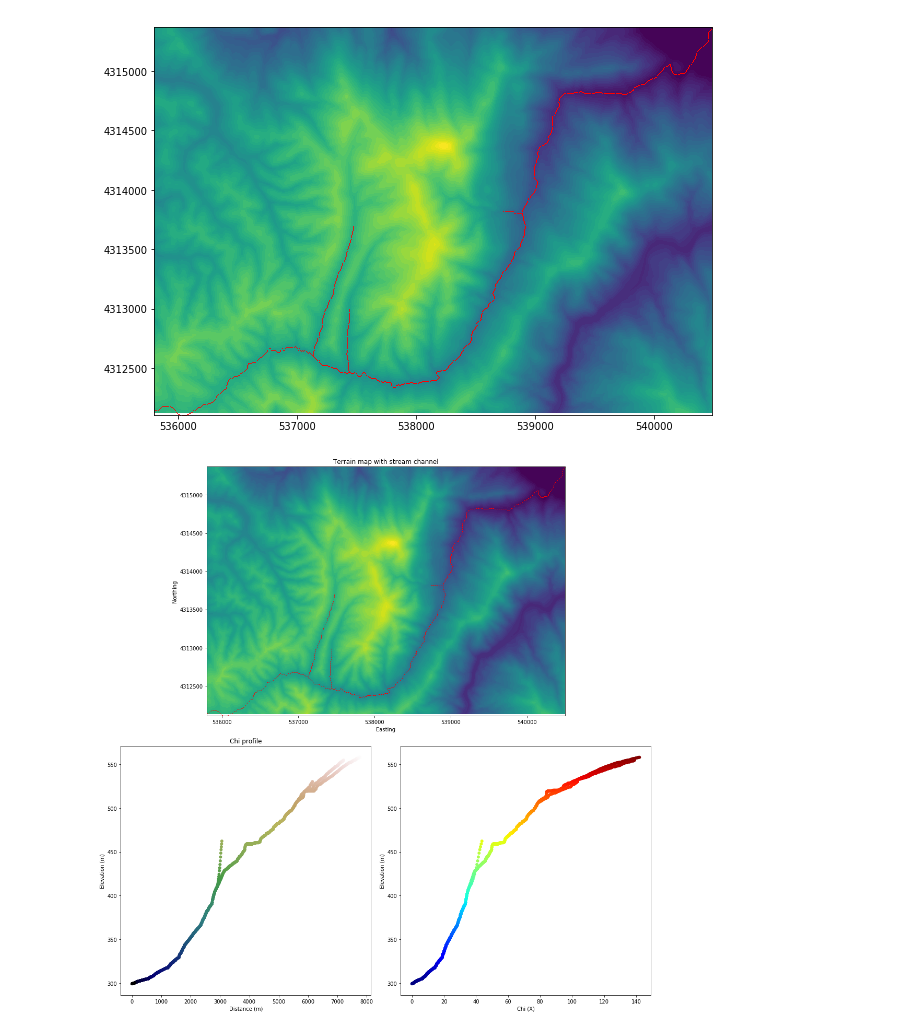
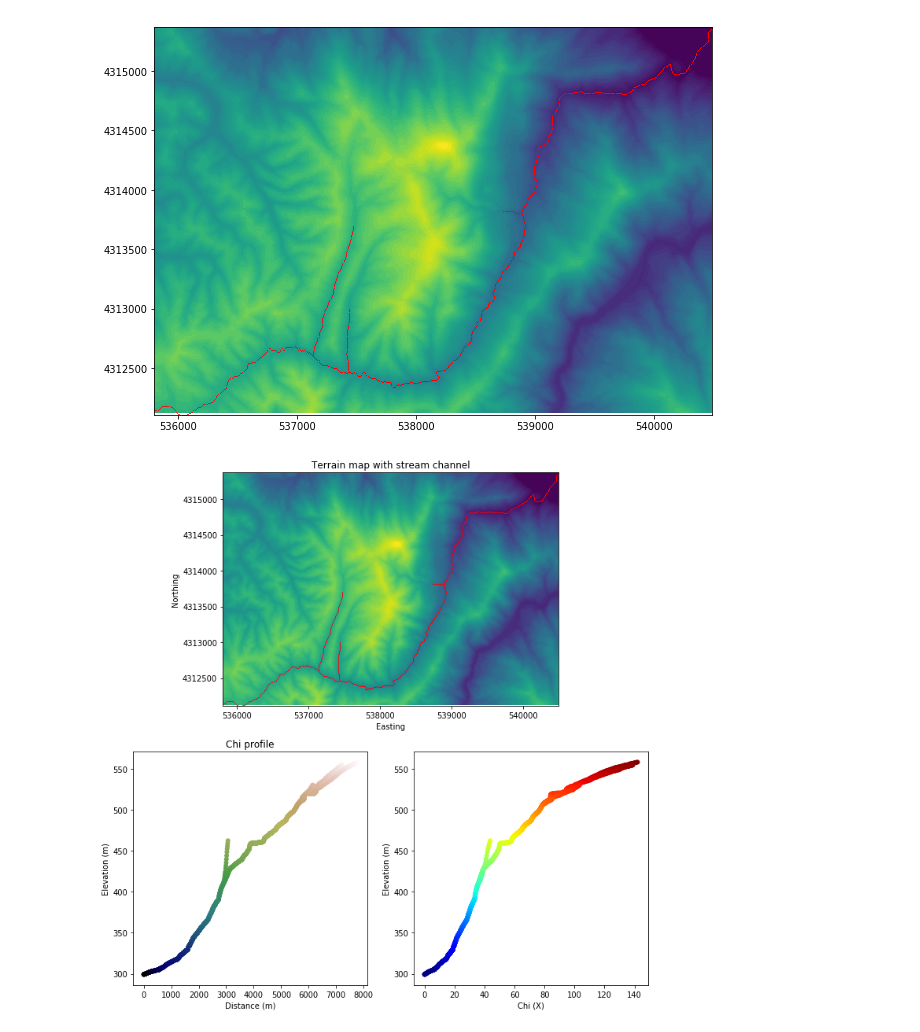
Before and after one commit to BenjiDa/ProfileTools, a Jupyter notebook: Channel_profiles.ipynb, the cells around one changed output. Drawn from its saved outputs; the diff is of its cells as text; code cells hidden in the pictures.

```diff
--- a/Channel_profiles.ipynb
+++ b/Channel_profiles.ipynb
@@ -124,37 +124,37 @@ fd_from_junction = creek_data['flow_distance'] - min(creek_data['flow_distance']
 
 
 #cm = plt.cm.gist_earth
-fig, ax = plt.subplots(figsize=(15,15))
+fig = plt.figure(figsize=(10,10))
 
 ax1 = plt.subplot(211)
 ax2 = plt.subplot(223)#, xlim=[min(fd_from_junction)-100, max(fd_from_junction)+100], ylim=[min(creek_data['elevation'])-50, max(creek_data['elevation'])+50], aspect=10)#, sharey=ax3)#)
 ax3 = plt.subplot(224)#,# xlim=[min(creek_data['chi'])-100, max(creek_data['chi'])+100], ylim=[min(creek_data['elevation'])-50, max(creek_data['elevation'])+50], aspect=10)#, sharey=ax3)#)  #,sharey=ax2)
 
 ax1.contourf(X, Y, array_part, levels=np.linspace(np.amin(array_part[array_part > 0]),np.amax(array_part), 50))
 ax1.plot(creek_data['x'], creek_data['y'], 'ro',  markersize=1, markeredgewidth=0.0)
 ax1.set_aspect('equal')
 ax1.set_title('Terrain map with stream channel')
 ax1.set_ylabel('Northing')
 ax1.set_xlabel('Easting')
 
 
 ax2.scatter(fd_from_junction, creek_data['elevation'], c=creek_data['elevation'], cmap=cm, edgecolors='none')
 #ax2.set_aspect(20)
 ax2.set_title('Elevation profile')
 ax2.set_ylabel('Elevation (m)')
 ax2.set_xlabel('Distance (m)')
 
 
 ax3.scatter(creek_data['chi'], creek_data['elevation'], c=creek_data['elevation'], cmap=plt.get_cmap("jet"), edgecolors='none')
 #ax[2].text(3, 2500, 'm/n = 0.45')
 #ax3.set_aspect(0.5)
 ax2.set_title('Chi profile')
 ax3.set_ylabel('Elevation (m)')
 ax3.set_xlabel('Chi (X)')
 #ax3.sharey=ax2
 
 plt.tight_layout()
 
 plt.show()
 # %% [output]
-[figure, old version]
+[figure, new version]
```
Also changed, not shown: parts of 6 cells of this notebook.
